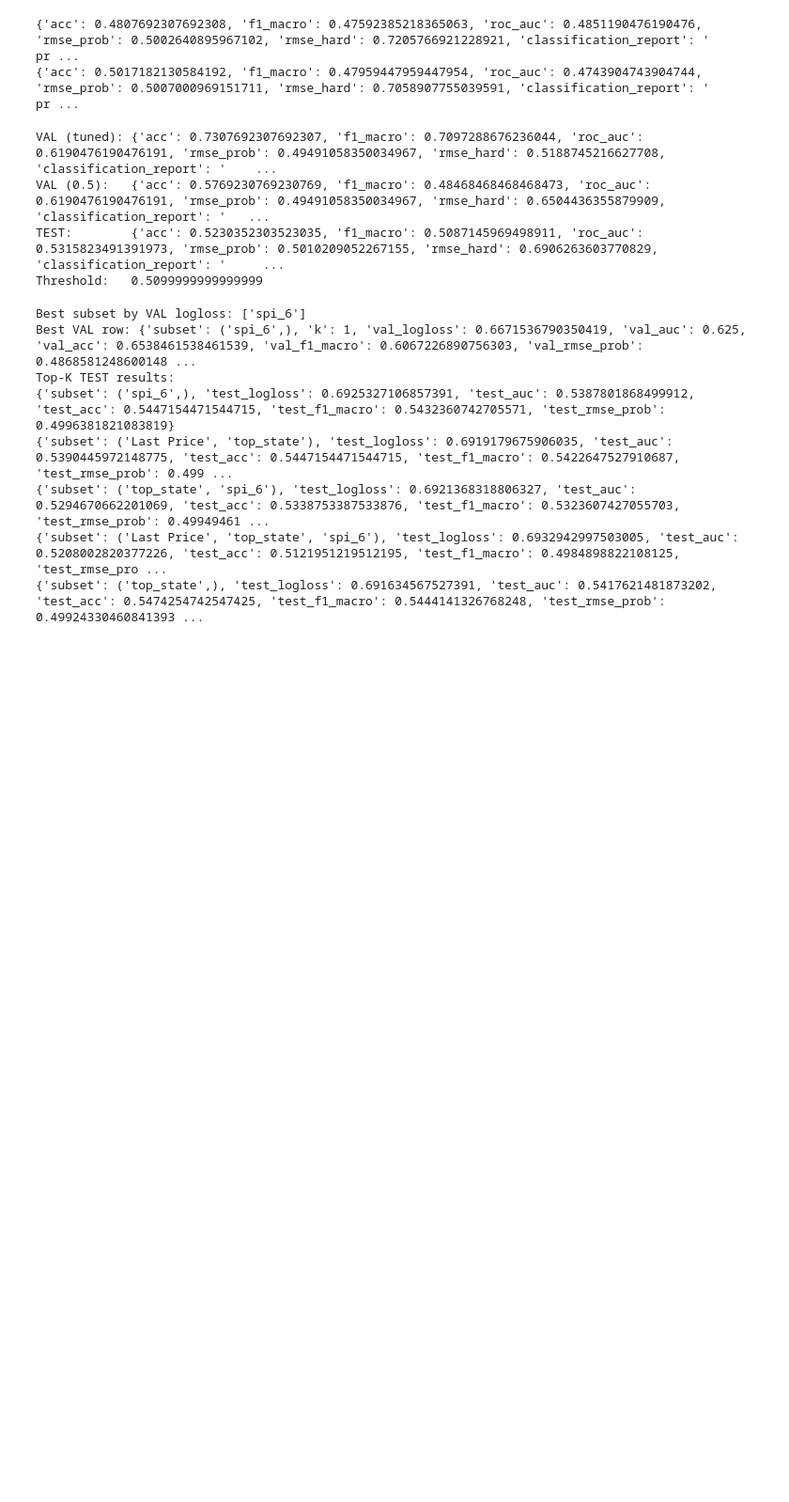
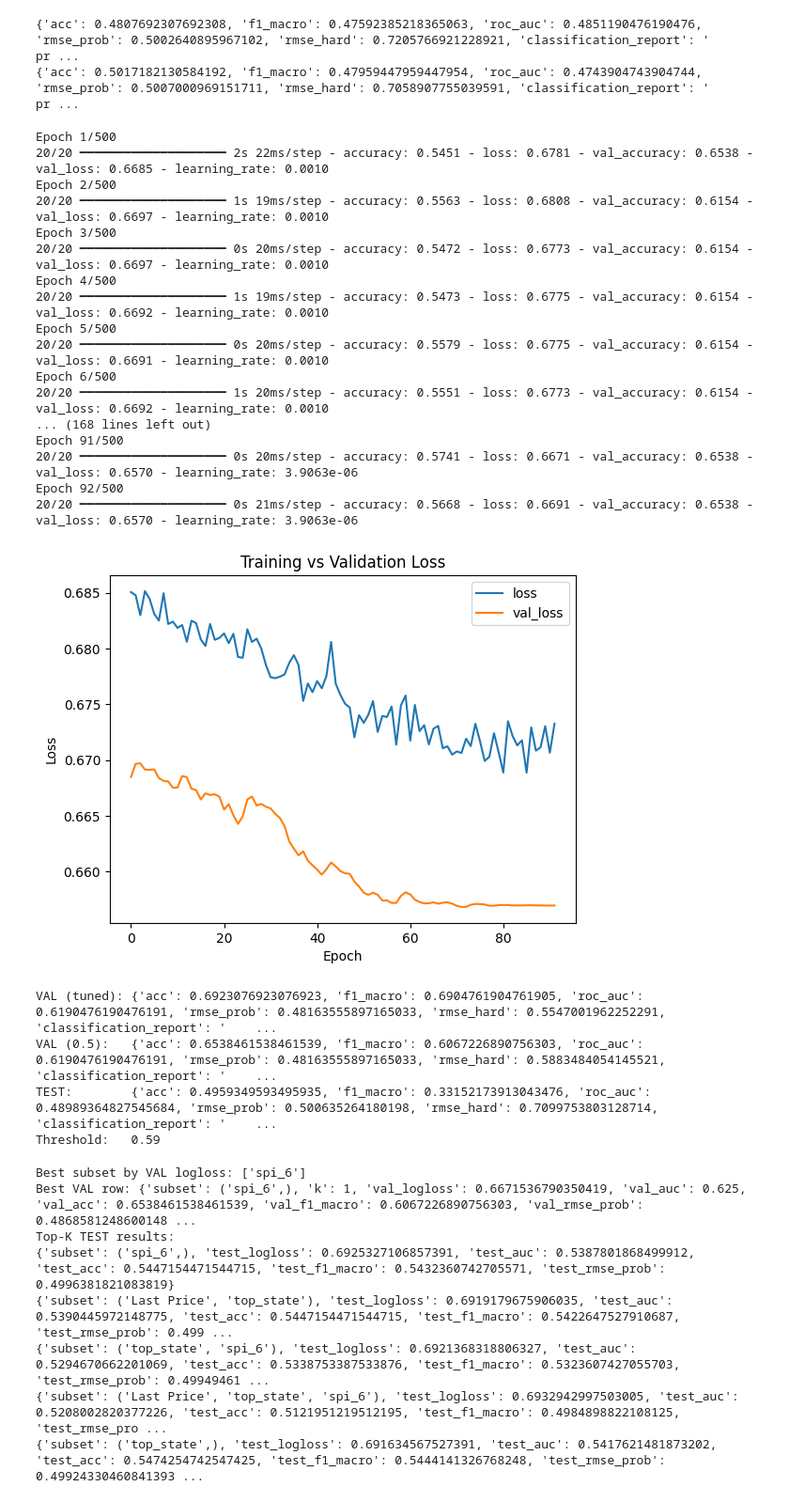
Before and after one commit to anajaz/Incorporating-HMM-for-drough-probability-into-a-LSTM-for-corn-price-prediction, a Jupyter notebook: structured_prediction_models.ipynb, the cells around one changed output. Shown: that part at 94% size. Saved outputs shown, nothing was run; the diff lists cells and outputs as text; code cells hidden in the pictures; blank space fills up the shorter version.

Commit message:
val train loss graph

```diff
--- a/structured_prediction_models.ipynb
+++ b/structured_prediction_models.ipynb
@@ -774,6 +774,8 @@ from sklearn.metrics import (
 )
 from tensorflow import keras
 from tensorflow.keras import layers
+import tensorflow as tf
+from tensorflow.keras.callbacks import EarlyStopping, ReduceLROnPlateau
 
 # --------- Configurable features ---------
 FEATURES = ["Last Price","p_state0","p_state1","p_state2","spi_6"]
@@ -884,6 +886,24 @@ def fit_lstm_train_val(
         callbacks=[es], verbose=0,
         class_weight=cw
     )
+
+    history = model.fit(
+    X_tr, y_tr,
+    validation_data=(X_va, y_va),
+    epochs=500,
+    batch_size=64,
+    shuffle=False,  # time series
+    callbacks=[
+        tf.keras.callbacks.EarlyStopping(monitor="val_loss", patience=20, restore_best_weights=True),
+        tf.keras.callbacks.ReduceLROnPlateau(monitor="val_loss", factor=0.5, patience=5)
+      ],
+    )
+
+    import pandas as pd, matplotlib.pyplot as plt
+    pd.DataFrame(history.history)[["loss","val_loss"]].plot()
+    plt.xlabel("Epoch"); plt.ylabel("Loss"); plt.title("Training vs Validation Loss")
+    plt.show()
+
 
     # Validation outputs & metrics at threshold 0.5
     proba_va = model.predict(X_va, verbose=0).ravel()
@@ -1049,38 +1069,56 @@ def run_holdout_lstm_single(
         "threshold_used": float(t_star),
         "splits": {
             "train": (train.index.min(), train.index.max()),
             "val":   (val.index.min(),   val.index.max()),
             "test":  (test.index.min(),  test.index.max())
         },
         "feature_cols": list(feature_cols),
         "lookback": lookback
     }
 
 # ----------------------------
 # Example usage (uncomment)
 # ----------------------------
 data.index = pd.to_datetime(data["date"])
 data = data.sort_index()
 out = run_holdout_lstm_single(
     data,
     test_start="2018-01-01",
     feature_cols=["spi_6"],
     target_col="target",
     lookback=26,
     val_span=None,            # or set e.g., 52
     class_weight="balanced",  # or pass dict {0: w0, 1: w1} or None
-    epochs=50, batch_size=64, patience=5,
+    epochs=500, batch_size=64, patience=5,
     tune_threshold=True, tune_metric="f1_macro"
 )
 print("VAL (tuned):", out["val_metrics_tuned"])
 print("VAL (0.5):  ", out["val_metrics_at_0p5"])
 print("TEST:       ", out["test_metrics"])
 print("Threshold:  ", out["threshold_used"])
 # %% [output]
-VAL (tuned): {'acc': 0.7307692307692307, 'f1_macro': 0.7097288676236044, 'roc_auc': 0.6190476190476191, 'rmse_prob': 0.49491058350034967, 'rmse_hard': 0.5188745216627708, 'classification_report': '    ...
-VAL (0.5):   {'acc': 0.5769230769230769, 'f1_macro': 0.48468468468468473, 'roc_auc': 0.6190476190476191, 'rmse_prob': 0.49491058350034967, 'rmse_hard': 0.6504436355879909, 'classification_report': '   ...
-TEST:        {'acc': 0.5230352303523035, 'f1_macro': 0.5087145969498911, 'roc_auc': 0.5315823491391973, 'rmse_prob': 0.5010209052267155, 'rmse_hard': 0.6906263603770829, 'classification_report': '     ...
-Threshold:   0.5099999999999999
+Epoch 1/500
+20/20 ━━━━━━━━━━━━━━━━━━━━ 2s 22ms/step - accuracy: 0.5451 - loss: 0.6781 - val_accuracy: 0.6538 - val_loss: 0.6685 - learning_rate: 0.0010
+Epoch 2/500
+20/20 ━━━━━━━━━━━━━━━━━━━━ 1s 19ms/step - accuracy: 0.5563 - loss: 0.6808 - val_accuracy: 0.6154 - val_loss: 0.6697 - learning_rate: 0.0010
+Epoch 3/500
+20/20 ━━━━━━━━━━━━━━━━━━━━ 0s 20ms/step - accuracy: 0.5472 - loss: 0.6773 - val_accuracy: 0.6154 - val_loss: 0.6697 - learning_rate: 0.0010
+Epoch 4/500
+20/20 ━━━━━━━━━━━━━━━━━━━━ 1s 19ms/step - accuracy: 0.5473 - loss: 0.6775 - val_accuracy: 0.6154 - val_loss: 0.6692 - learning_rate: 0.0010
+Epoch 5/500
+20/20 ━━━━━━━━━━━━━━━━━━━━ 0s 20ms/step - accuracy: 0.5579 - loss: 0.6775 - val_accuracy: 0.6154 - val_loss: 0.6691 - learning_rate: 0.0010
+Epoch 6/500
+20/20 ━━━━━━━━━━━━━━━━━━━━ 1s 20ms/step - accuracy: 0.5551 - loss: 0.6773 - val_accuracy: 0.6154 - val_loss: 0.6692 - learning_rate: 0.0010
+... (168 lines left out)
+Epoch 91/500
+20/20 ━━━━━━━━━━━━━━━━━━━━ 0s 20ms/step - accuracy: 0.5741 - loss: 0.6671 - val_accuracy: 0.6538 - val_loss: 0.6570 - learning_rate: 3.9063e-06
+Epoch 92/500
+20/20 ━━━━━━━━━━━━━━━━━━━━ 0s 21ms/step - accuracy: 0.5668 - loss: 0.6691 - val_accuracy: 0.6538 - val_loss: 0.6570 - learning_rate: 3.9063e-06
+[figure, added]
+VAL (tuned): {'acc': 0.6923076923076923, 'f1_macro': 0.6904761904761905, 'roc_auc': 0.6190476190476191, 'rmse_prob': 0.48163555897165033, 'rmse_hard': 0.5547001962252291, 'classification_report': '    ...
+VAL (0.5):   {'acc': 0.6538461538461539, 'f1_macro': 0.6067226890756303, 'roc_auc': 0.6190476190476191, 'rmse_prob': 0.48163555897165033, 'rmse_hard': 0.5883484054145521, 'classification_report': '    ...
+TEST:        {'acc': 0.4959349593495935, 'f1_macro': 0.33152173913043476, 'roc_auc': 0.48989364827545684, 'rmse_prob': 0.500635264180198, 'rmse_hard': 0.7099753803128714, 'classification_report': '    ...
+Threshold:   0.59
 # %%
 # ============================================================
 # LSTM feature-subset search (single hold-out; pick subset by LOG LOSS)
```
Also changed, not shown: parts of 2 cells of this notebook.
